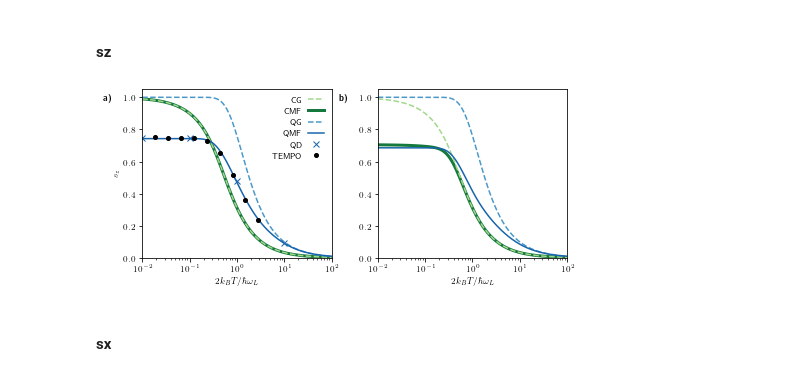
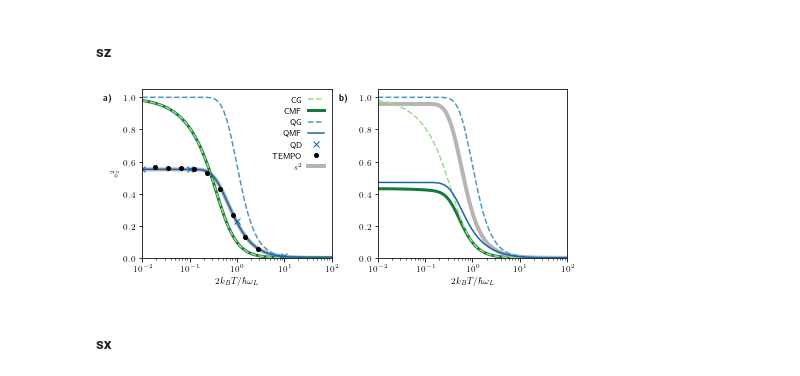
Before and after one commit to quantum-exeter/QuantumSpinDynamics, a Jupyter notebook: plot/plotStatics.ipynb, the cells around one changed output. Drawn from its saved outputs; the diff is of its cells as text; code cells hidden in the pictures.

Commit message:
New 1D model curves added.

```diff
--- a/plot/plotStatics.ipynb
+++ b/plot/plotStatics.ipynb
@@ -121,10 +121,10 @@ dataG_qu = np.array(pd.read_csv(r'../paper_data/qu_Gibbs.csv'))
 dataG_cl = np.array(pd.read_csv(r'/Users/charliehogg/Work/ClassicalSpinMFGS/paper_data/cl_Gibbs.csv'))
 
 #### prmd ####
-data1D_prmd = np.array(pd.read_csv(r'../paper_data/qu_MFGS_1D_prmd_200.csv'))
+data1D_prmd = np.array(pd.read_csv(r'../paper_data/qu_MFGS_1D_prmd_250.csv'))
 data1D_prmd_cl = np.array(pd.read_csv(r'/Users/charliehogg/Work/ClassicalSpinMFGS/paper_data/cl_MFGS_1D_prmd.csv'))
 
-data3D_prmd = np.array(pd.read_csv(r'../paper_data/qu_MFGS_3D_prmd_5.csv'))
+data3D_prmd = np.array(pd.read_csv(r'../paper_data/qu_MFGS_3D_prmd_6.csv'))
 data3D_prmd_cl = np.array(pd.read_csv(r'/Users/charliehogg/Work/ClassicalSpinMFGS/paper_data/cl_MFGS_3D_prmd.csv'))
 
 data_tempo = np.array(pd.read_csv(r'../paper_data/TEMPO.csv'))
@@ -192,10 +192,11 @@ fig, ax = plt.subplots(1, 2, figsize=(6.75, 3))  #size in inches
 
 bcmap = plt.get_cmap('Blues')
 ocmap = plt.get_cmap('YlGn')
+gcmap = plt.get_cmap('Greys')
 
 ax[0].set_xlabel("$2k_B T/\hbar\omega_L$")
 ax[1].set_xlabel("$2k_B T/\hbar\omega_L$")
-ax[0].set_ylabel("$s_z$")
+ax[0].set_ylabel("$s_z^2$")
 
 for i in [0, 1]:
         ax[i].set_xlim(1.0e-2, 1.0e2)
@@ -203,48 +204,52 @@ for i in [0, 1]:
 
 def clGibbs(T):
     return(1/np.tanh(1/T) - T)
 
 ##### Data 3D ######
 
 ## Classical ##
-ax[0].semilogx(dataG_qu[:,0], clGibbs(dataG_qu[:,0]), color=ocmap(0.4), linestyle='--', zorder=1, label='CG') # Gibbs
-ax[0].semilogx(data3D_prmd_cl[:,0], data3D_prmd_cl[:,3], color=ocmap(0.8), linestyle='-', linewidth=3, zorder=0, label='CMF') # MFGS
+ax[0].semilogx(dataG_qu[:,0], clGibbs(dataG_qu[:,0])**2, color=ocmap(0.4), linestyle='--', zorder=2, label='CG') # Gibbs
+ax[0].semilogx(data3D_prmd_cl[:,0], data3D_prmd_cl[:,3]**2, color=ocmap(0.8), linestyle='-', linewidth=3, zorder=1, label='CMF') # MFGS
 
 ## Quantum ##
-ax[0].semilogx(dataG_qu[:,0], dataG_qu[:,3], color=bcmap(0.6), linestyle='--', label='QG') # Gibbs
-ax[0].semilogx(data3D_prmd[:,0], data3D_prmd[:,3], color=bcmap(0.8), label='QMF') # MFGS
-ax[0].plot(0.01, 0.745, color=bcmap(0.8), marker='x', linestyle='None', label='QD') # Dynamics
-ax[0].plot(0.1, 0.745, color=bcmap(0.8), marker='x', linestyle='None') # Dynamics
-ax[0].plot(1, 0.476, color=bcmap(0.8), marker='x', linestyle='None') # Dynamics
-ax[0].plot(10, 0.0942, color=bcmap(0.8), marker='x', linestyle='None') # Dynamics
-ax[0].semilogx(data_tempo[:,0], data_tempo[:,1], 'ko', markersize=4, label='TEMPO') # TEMPO
+ax[0].semilogx(dataG_qu[:,0], dataG_qu[:,3]**2, color=bcmap(0.6), linestyle='--', label='QG') # Gibbs
+ax[0].semilogx(data3D_prmd[:,0], data3D_prmd[:,3]**2, color=bcmap(0.8), label='QMF') # MFGS
+ax[0].plot(0.01, 0.745**2, color=bcmap(0.8), marker='x', linestyle='None', label='QD') # Dynamics
+ax[0].plot(0.1, 0.745**2, color=bcmap(0.8), marker='x', linestyle='None') # Dynamics
+ax[0].plot(1, 0.476**2, color=bcmap(0.8), marker='x', linestyle='None') # Dynamics
+ax[0].plot(10, 0.0942**2, color=bcmap(0.8), marker='x', linestyle='None') # Dynamics
+ax[0].semilogx(data_tempo[:,0], data_tempo[:,1]**2, 'ko', markersize=4, label='TEMPO') # TEMPO
+
+ax[0].semilogx(data3D_prmd[:,0], data3D_prmd[:,1]**2 + data3D_prmd[:,2]**2 + data3D_prmd[:,3]**2, color=gcmap(0.4), linestyle='-', linewidth=4, zorder=0, label='$s^2$') # MFGS
 
 ##### Data 1D ######
 
 ## Classical ##
-ax[1].semilogx(dataG_qu[:,0], clGibbs(dataG_qu[:,0]), color=ocmap(0.4), linestyle='--', zorder=1) # Gibbs
-ax[1].semilogx(data1D_prmd_cl[:,0], data1D_prmd_cl[:,3], color=ocmap(0.8), linestyle='-', linewidth=3, zorder=0) # MFGS
+ax[1].semilogx(dataG_qu[:,0], clGibbs(dataG_qu[:,0])**2, color=ocmap(0.4), linestyle='--', zorder=1) # Gibbs
+ax[1].semilogx(data1D_prmd_cl[:,0], data1D_prmd_cl[:,3]**2, color=ocmap(0.8), linestyle='-', linewidth=3, zorder=0) # MFGS
 
 ## Quantum ##
-ax[1].semilogx(dataG_qu[:,0], dataG_qu[:,3], color=bcmap(0.6), linestyle='--') # Gibbs
-ax[1].semilogx(data1D_prmd[:,0], data1D_prmd[:,3], color=bcmap(0.8)) # MFGS
+ax[1].semilogx(dataG_qu[:,0], dataG_qu[:,3]**2, color=bcmap(0.6), linestyle='--') # Gibbs
+ax[1].semilogx(data1D_prmd[:,0], data1D_prmd[:,3]**2, color=bcmap(0.8)) # MFGS
 
 # ax[1].plot(0.01, 0.865, color=bcmap(0.8), marker='x', linestyle='None') # Dynamics
 # ax[1].plot(0.1, 0.865, color=bcmap(0.8), marker='x', linestyle='None') # Dynamics
 # ax[1].plot(1, 0.603, color=bcmap(0.8), marker='x', linestyle='None') # Dynamics
 # ax[1].plot(10, 0.093, color=bcmap(0.8), marker='x', linestyle='None') # Dynamics
+
+ax[1].semilogx(data1D_prmd[:,0], data1D_prmd[:,1]**2 + data1D_prmd[:,2]**2 + data1D_prmd[:,3]**2, color=gcmap(0.4), linestyle='-', linewidth=4, zorder=0, label='$s^2$') # MFGS
 
 ax[0].text(0.15e-2, 0.98, '\\textbf{a)}')
 ax[1].text(0.15e-2, 0.98, '\\textbf{b)}')
 
 ax[0].legend(ncol=1, loc='upper right', frameon=False, markerfirst=False)
 
 fig.tight_layout(w_pad = 0.5)
 
-# plt.savefig('/Users/charliehogg/Dropbox/PhD/1. 3D Project/Paper/Graphs/sz_T_prmd_new_1D_model.pdf', dpi=300) # Export for Mac
+plt.savefig('/Users/charliehogg/Dropbox/PhD/1. 3D Project/Paper/Graphs/sz_T_prmd_new_1D_model_squared.pdf', dpi=300) # Export for Mac
 # plt.savefig('C://Users//crh222//Dropbox//PhD//1. 3D Project///Paper//Graphs//sz_T_prmd.pdf', dpi=300) # Export for Windows
 # %% [output]
-[figure, old version]
+[figure, new version]
 # %% [markdown]
 #### sx ####
 # %%
```
Also changed, not shown: 2 other files.
